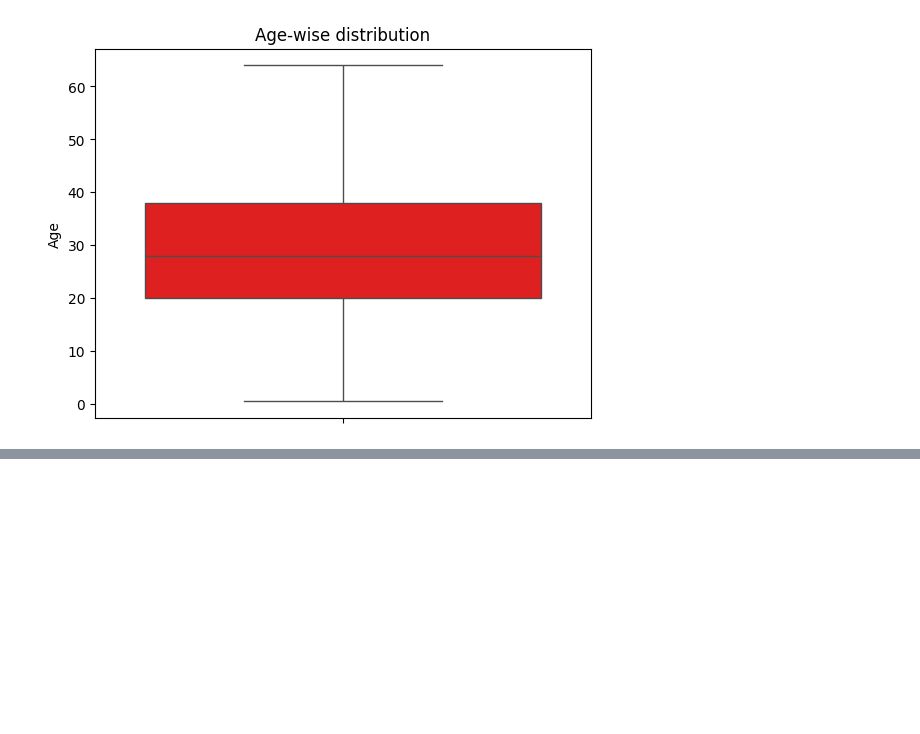
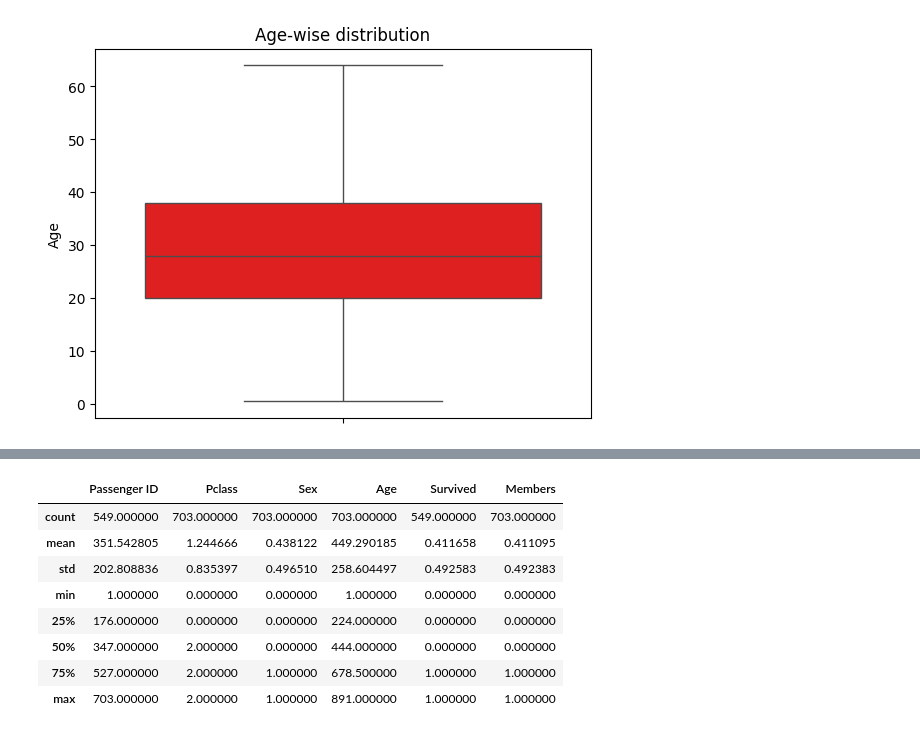
Before and after one commit to ankitg-02/Titanic, a Jupyter notebook: Titanic1.ipynb, the cells around one changed output, grey strips where cells are left out. Saved outputs shown, nothing was run; the diff lists cells and outputs as text; code cells hidden in the pictures; blank space fills up the shorter version.

```diff
--- a/Titanic1.ipynb
+++ b/Titanic1.ipynb
@@ -380,0 +439,12 @@ from sklearn.model_selection import train_test_split,cross_val_score
+# %%
+make_column_transformerod_1.describe(include='all')
+# %% [output]
+|  | Passenger ID | Pclass | Sex | Age | Survived | Members |
+| count | 549.000000 | 703.000000 | 703.000000 | 703.000000 | 549.000000 | 703.000000 |
+| mean | 351.542805 | 1.244666 | 0.438122 | 449.290185 | 0.411658 | 0.411095 |
+| std | 202.808836 | 0.835397 | 0.496510 | 258.604497 | 0.492583 | 0.492383 |
+| min | 1.000000 | 0.000000 | 0.000000 | 1.000000 | 0.000000 | 0.000000 |
+| 25% | 176.000000 | 0.000000 | 0.000000 | 224.000000 | 0.000000 | 0.000000 |
+| 50% | 347.000000 | 2.000000 | 0.000000 | 444.000000 | 0.000000 | 0.000000 |
+| 75% | 527.000000 | 2.000000 | 1.000000 | 678.500000 | 1.000000 | 1.000000 |
+| max | 703.000000 | 2.000000 | 1.000000 | 891.000000 | 1.000000 | 1.000000 |
```
Also changed, not shown: parts of 26 cells of this notebook.
